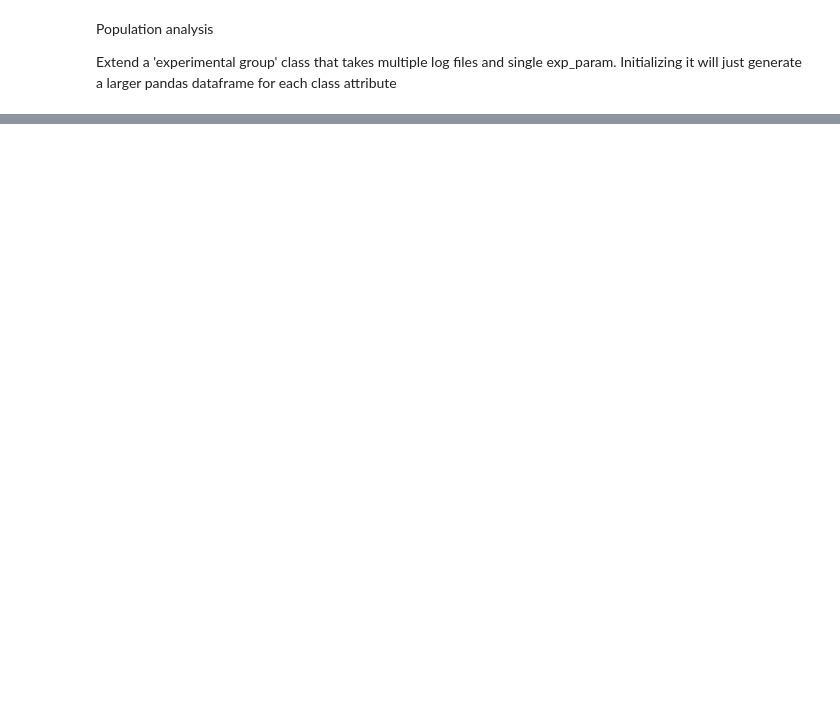
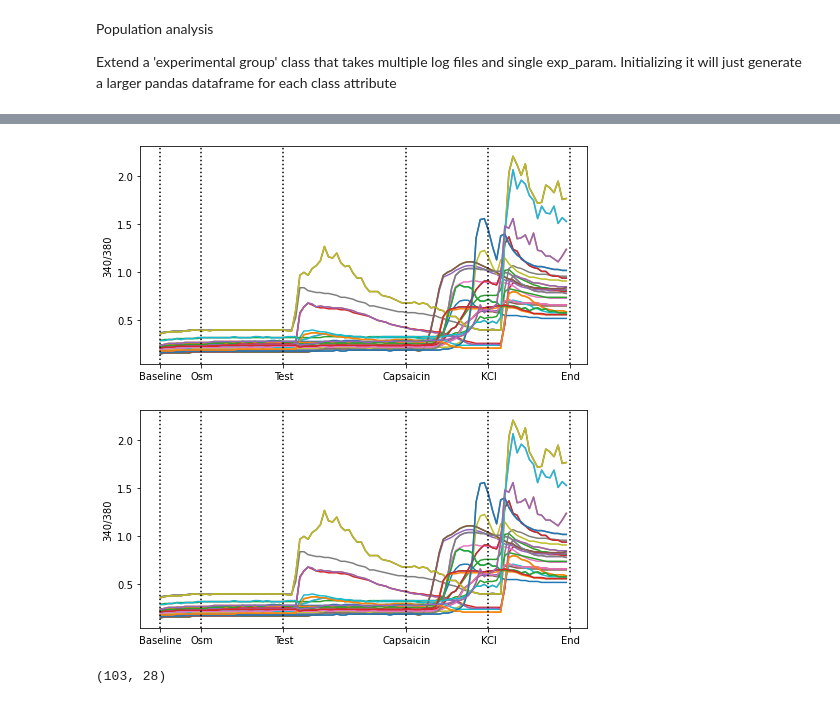
Before and after one commit to bkrall24/Fura2_analysis, a Jupyter notebook: Fura_test_notebook.ipynb, the cells around one changed output, grey strips where cells are left out. Drawn from its saved outputs; the diff is of its cells as text; code cells hidden in the pictures; blank space fills up the shorter version.

```diff
--- a/Fura_test_notebook.ipynb
+++ b/Fura_test_notebook.ipynb
@@ -851,3 +835,6 @@ cs.log_data
+# %%
+exp_params = {"lp_frames":lp_frames, "sample_rate":sample_rate, "ids":LP_IDs, "metrics": metrics, "threshold": thresholds,
+                          "direction": direction, 'ratio': r, 'tc': tc, 'chooser':chooser}
 # %% [markdown]
 Population analysis
 
@@ -856,19 +843,19 @@ Extend a 'experimental group' class that takes multiple log files and single exp
 class experiment(coverslip):
 
     def __init__(self, logfiles, exp_params):
-        self.log_files = logfiles
-        self.exp_params = exp_params
+        super().__init__(logfiles, exp_params)
 
+    def process_experiment(self):
         self.__load_FURA_logs()
-
-        super(experiment, self).__clean_raw_data()
-
-
+        super().clean_raw_data()
+        super().get_metrics()
+        super().get_delta_ratio()
+        super().determine_responsive()
 
     def __load_FURA_logs(self):
 
         log_list = []
-        for logfile in self.log_files:
+        for logfile in self.log_file:
 
             f = open(logfile, "r")
             dat = f.read()
@@ -903,9 +890,11 @@ class experiment(coverslip):
                 num_dat = [sub.split(",") for sub in split_dat[(number_ROIs+3):]]
                 data_table = pd.DataFrame(num_dat, columns = cn, dtype = float)
 
-
-            log_list.append(data_table.iloc[:,1:])
+            if len(log_list) == 0:
+                log_list.append(data_table)
+            else:
+                log_list.append(data_table.iloc[:,1:])
 
             self.log_data = pd.concat(log_list, axis = 1)
 # %%
-exp = experiment(['no_headers.LOG', 'no_subtract.LOG'], exp_params)
+exp = experiment(['no_headers.LOG', 'no_subtract.LOG', 'no_headers.LOG'], exp_params)
@@ -917,0 +933,9 @@ test2 = [log_d, log_data]
+# %%
+exp.plot_ratio()
+# %% [output]
+[figure, added]
+[figure, added]
+# %%
+cs.ratio_dat.shape
+# %% [output]
+(103, 28)
```
Also changed, not shown: parts of 16 cells of this notebook.
